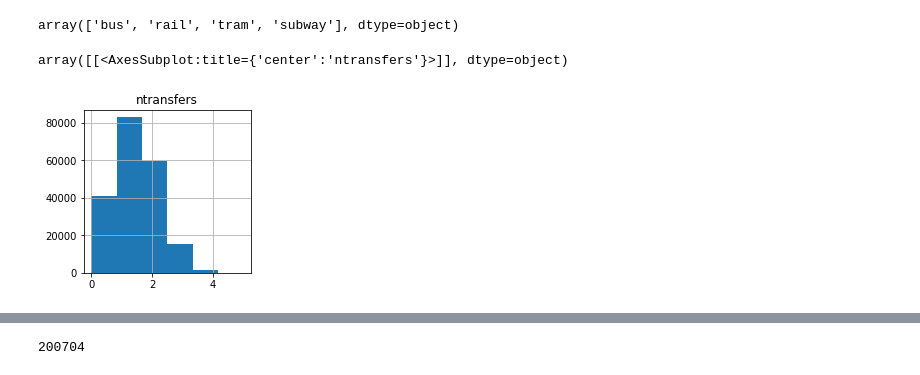
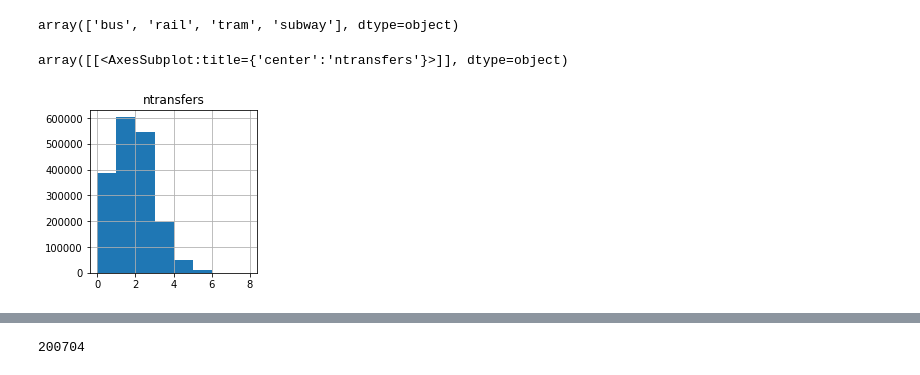
Before and after one commit to maximylius/quetzal_berlin, a Jupyter notebook: notebooks/best_version/Exercise2_OD-LoS-stack.ipynb, the cells around one changed output, grey strips where cells are left out. Saved outputs shown, nothing was run; the diff lists cells and outputs as text; code cells hidden in the pictures.

```diff
--- a/notebooks/best_version/Exercise2_OD-LoS-stack.ipynb
+++ b/notebooks/best_version/Exercise2_OD-LoS-stack.ipynb
@@ -248,0 +312,3 @@ sm.car_los.sample()
+# %%
+bk.road_links['time'] = bk.road_links['length'] / (16.5/3.6)
+bk.road_links['time']
@@ -248,0 +332,12 @@ sm.car_los.sample()
+# %%
+# Assign a length to LoS table
+# Create a dictionary of road link lengths
+len_dict = bk.road_links['length'].to_dict()
+# Apply it to the link path column (sum up all links for each path)
+bk.car_los['length'] = bk.car_los['link_path'].apply(
+    lambda l: sum([len_dict[i] for i in l]))
+# %%
+# add the route type for sake of consistency
+bk.analysis_car_route_type()
+bk.car_los['route_type'] = 'bike'
+bk.car_los['route_types'] = [('bike',) for x in range(len(bk.car_los))]
@@ -253,0 +354,3 @@ sm.step_pt_pathfinder(broken_modes=False, broken_routes=False, walk_on_road=Fals
+# %%
+# append bike type to pt_los
+sm.pt_los.append(bk.car_los)
@@ -280,10 +398,10 @@ hierarchy = ['rail', 'subway', 'funicular', 'tram', 'bus']
 sm.analysis_pt_route_type(hierarchy)
 # %%
 # How many transfers do we have?
-sm.pt_los.hist(column='ntransfers', bins=6, figsize=(3,3))
+sm.pt_los.hist(column='ntransfers', bins=sm.pt_los['ntransfers'].max(), figsize=(3,3))
 # %% [output]
 array([[<AxesSubplot:title={'center':'ntransfers'}>]], dtype=object)
-[figure, old version]
+[figure, new version]
 # %%
 # How many connections do we have per mode combination in the shortest paths?
 sm.pt_los['route_types'] = sm.pt_los['route_types'].apply(tuple) # bugfix
```
Also changed, not shown: parts of 34 cells of this notebook, 32 other files.
